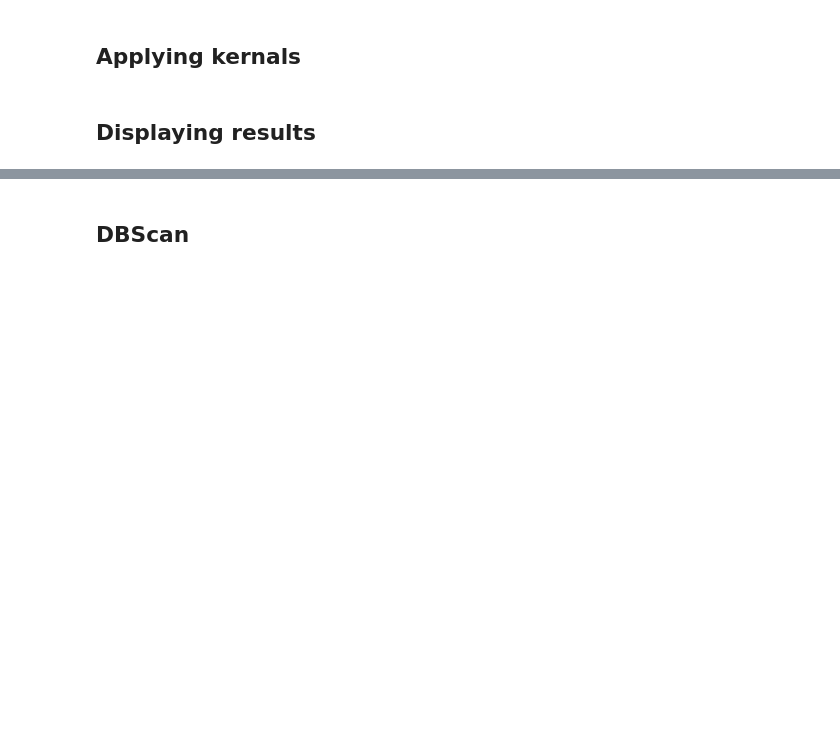
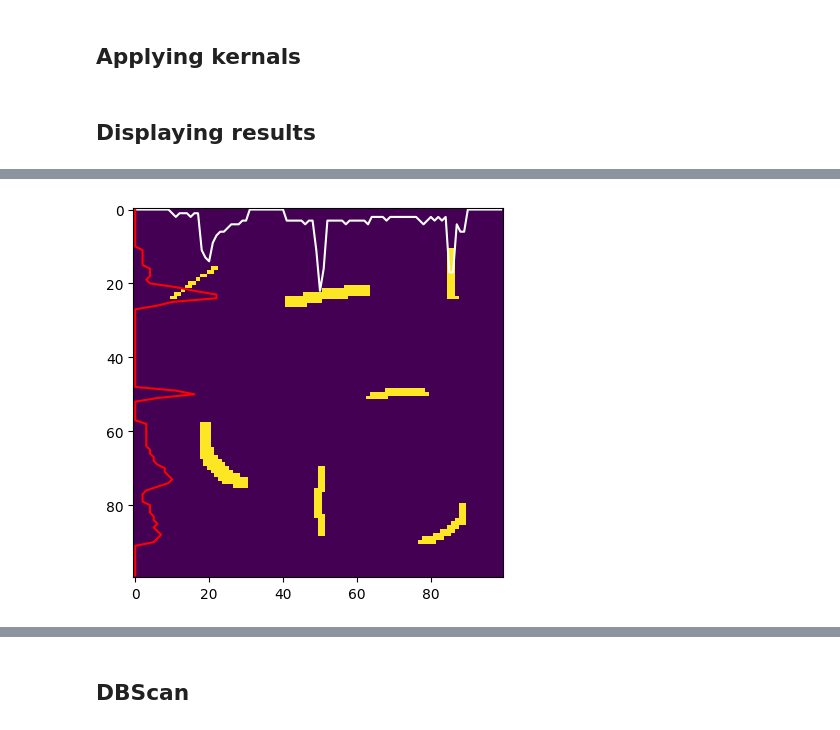
Before and after one commit to sokmontrey/graph-conv, a Jupyter notebook: main.ipynb, the cells around one changed output, grey strips where cells are left out. Cells and saved outputs as stored; diff of their text form; code cells hidden in the pictures; blank space fills up the shorter version.

```diff
--- a/main.ipynb
+++ b/main.ipynb
@@ -124,0 +142,10 @@ kmeanCluster(test_image)
+# %%
+h_sum = test_image.sum(dim=0)
+v_sum = test_image.sum(dim=1)
+
+plt.imshow(test_image)
+plt.plot(h_sum, color='white')
+plt.plot(v_sum, range(len(v_sum)), color='red')
+plt.show()
+# %% [output]
+[figure, added]
```
Also changed, not shown: parts of 12 cells of this notebook, 1 other file.
